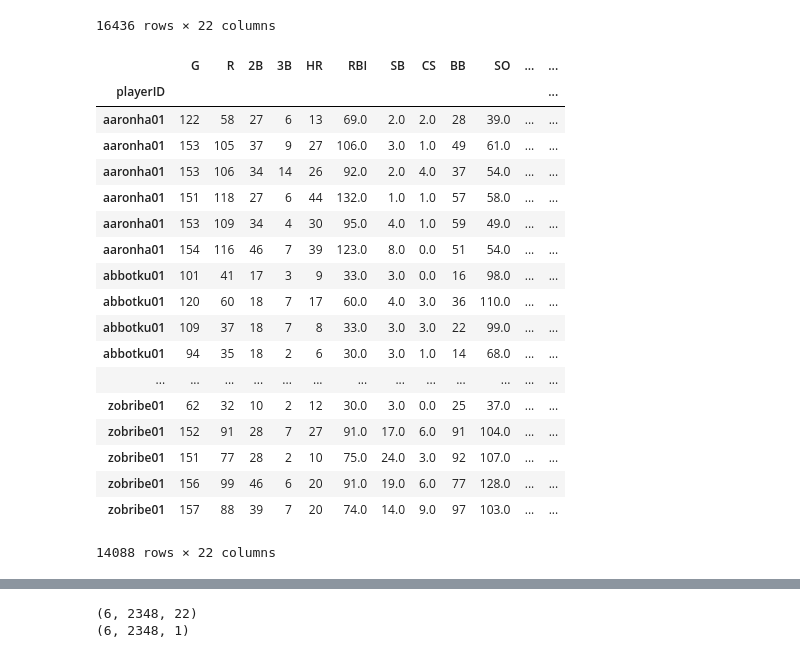
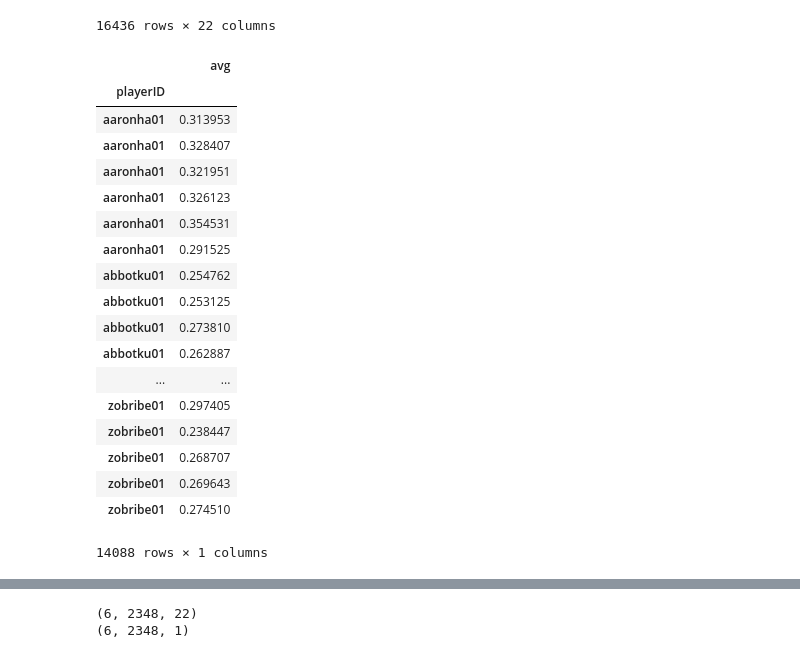
Before and after one commit to aaronmcd1214/Capstone, a Jupyter notebook: LSTM Exploration.ipynb, the cells around one changed output, grey strips where cells are left out. Drawn from its saved outputs; the diff is of its cells as text; code cells hidden in the pictures.

```diff
--- a/LSTM Exploration.ipynb
+++ b/LSTM Exploration.ipynb
@@ -146,30 +146,30 @@ df
 # %%
 X = df.groupby('playerID').head(6)
 # %%
-y = df['avg'].groupby('playerID').tail(6)
-y = pd.DataFrame(y)
+y = pd.DataFrame(df['avg'].groupby('playerID').tail(6))
+# y = pd.DataFrame(y)
-# %%
-X
-# %% [output]
-|  | G | R | 2B | 3B | HR | RBI | SB | CS | BB | SO | ... | ... |
-| playerID |  |  |  |  |  |  |  |  |  |  |  | ... |
-| aaronha01 | 122 | 58 | 27 | 6 | 13 | 69.0 | 2.0 | 2.0 | 28 | 39.0 | ... | ... |
-| aaronha01 | 153 | 105 | 37 | 9 | 27 | 106.0 | 3.0 | 1.0 | 49 | 61.0 | ... | ... |
-| aaronha01 | 153 | 106 | 34 | 14 | 26 | 92.0 | 2.0 | 4.0 | 37 | 54.0 | ... | ... |
-| aaronha01 | 151 | 118 | 27 | 6 | 44 | 132.0 | 1.0 | 1.0 | 57 | 58.0 | ... | ... |
-| aaronha01 | 153 | 109 | 34 | 4 | 30 | 95.0 | 4.0 | 1.0 | 59 | 49.0 | ... | ... |
-| aaronha01 | 154 | 116 | 46 | 7 | 39 | 123.0 | 8.0 | 0.0 | 51 | 54.0 | ... | ... |
-| abbotku01 | 101 | 41 | 17 | 3 | 9 | 33.0 | 3.0 | 0.0 | 16 | 98.0 | ... | ... |
-| abbotku01 | 120 | 60 | 18 | 7 | 17 | 60.0 | 4.0 | 3.0 | 36 | 110.0 | ... | ... |
-| abbotku01 | 109 | 37 | 18 | 7 | 8 | 33.0 | 3.0 | 3.0 | 22 | 99.0 | ... | ... |
-| abbotku01 | 94 | 35 | 18 | 2 | 6 | 30.0 | 3.0 | 1.0 | 14 | 68.0 | ... | ... |
-| ... | ... | ... | ... | ... | ... | ... | ... | ... | ... | ... | ... | ... |
-| zobribe01 | 62 | 32 | 10 | 2 | 12 | 30.0 | 3.0 | 0.0 | 25 | 37.0 | ... | ... |
-| zobribe01 | 152 | 91 | 28 | 7 | 27 | 91.0 | 17.0 | 6.0 | 91 | 104.0 | ... | ... |
-| zobribe01 | 151 | 77 | 28 | 2 | 10 | 75.0 | 24.0 | 3.0 | 92 | 107.0 | ... | ... |
-| zobribe01 | 156 | 99 | 46 | 6 | 20 | 91.0 | 19.0 | 6.0 | 77 | 128.0 | ... | ... |
-| zobribe01 | 157 | 88 | 39 | 7 | 20 | 74.0 | 14.0 | 9.0 | 97 | 103.0 | ... | ... |
-14088 rows × 22 columns
+# %%
+y
+# %% [output]
+|  | avg |
+| playerID |  |
+| aaronha01 | 0.313953 |
+| aaronha01 | 0.328407 |
+| aaronha01 | 0.321951 |
+| aaronha01 | 0.326123 |
+| aaronha01 | 0.354531 |
+| aaronha01 | 0.291525 |
+| abbotku01 | 0.254762 |
+| abbotku01 | 0.253125 |
+| abbotku01 | 0.273810 |
+| abbotku01 | 0.262887 |
+| ... | ... |
+| zobribe01 | 0.297405 |
+| zobribe01 | 0.238447 |
+| zobribe01 | 0.268707 |
+| zobribe01 | 0.269643 |
+| zobribe01 | 0.274510 |
+14088 rows × 1 columns
 # %%
 from sklearn.preprocessing import Normalizer
 # %%
```
Also changed, not shown: parts of 2 cells of this notebook, 2 other files.
